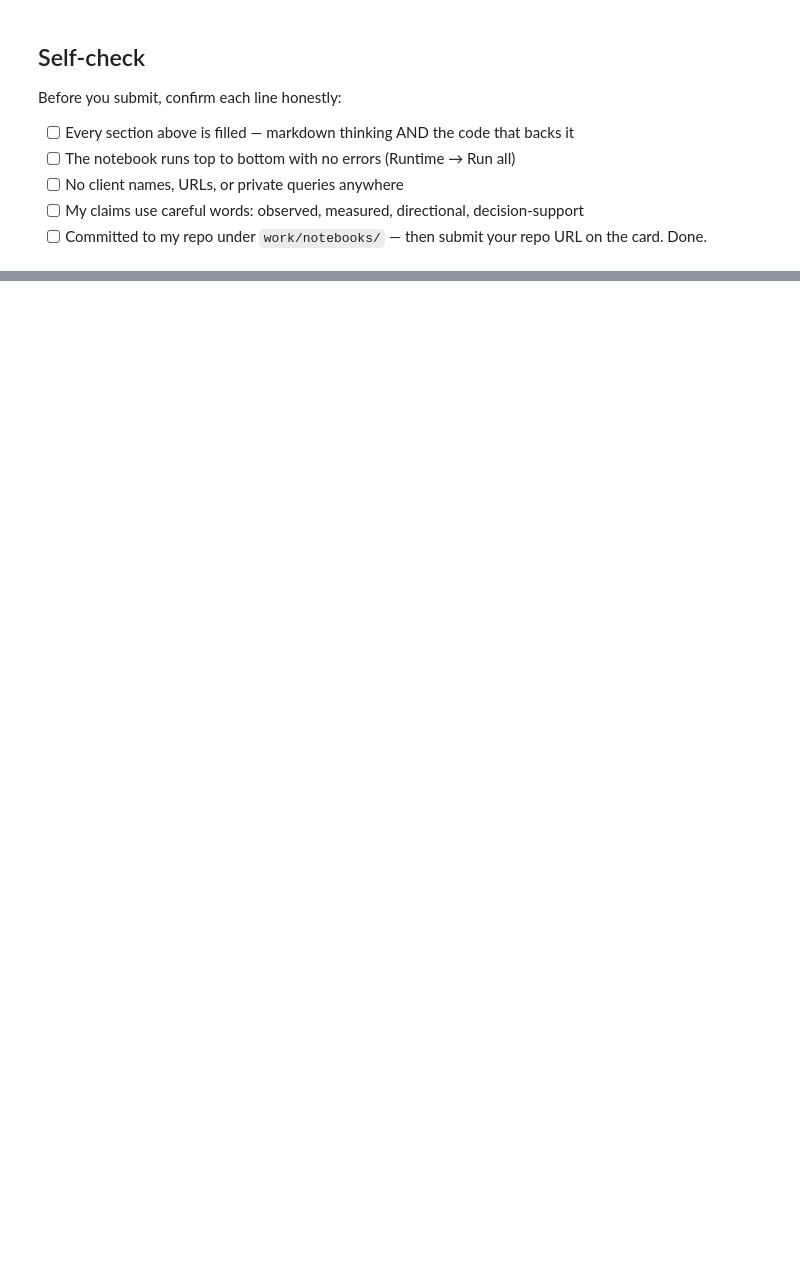
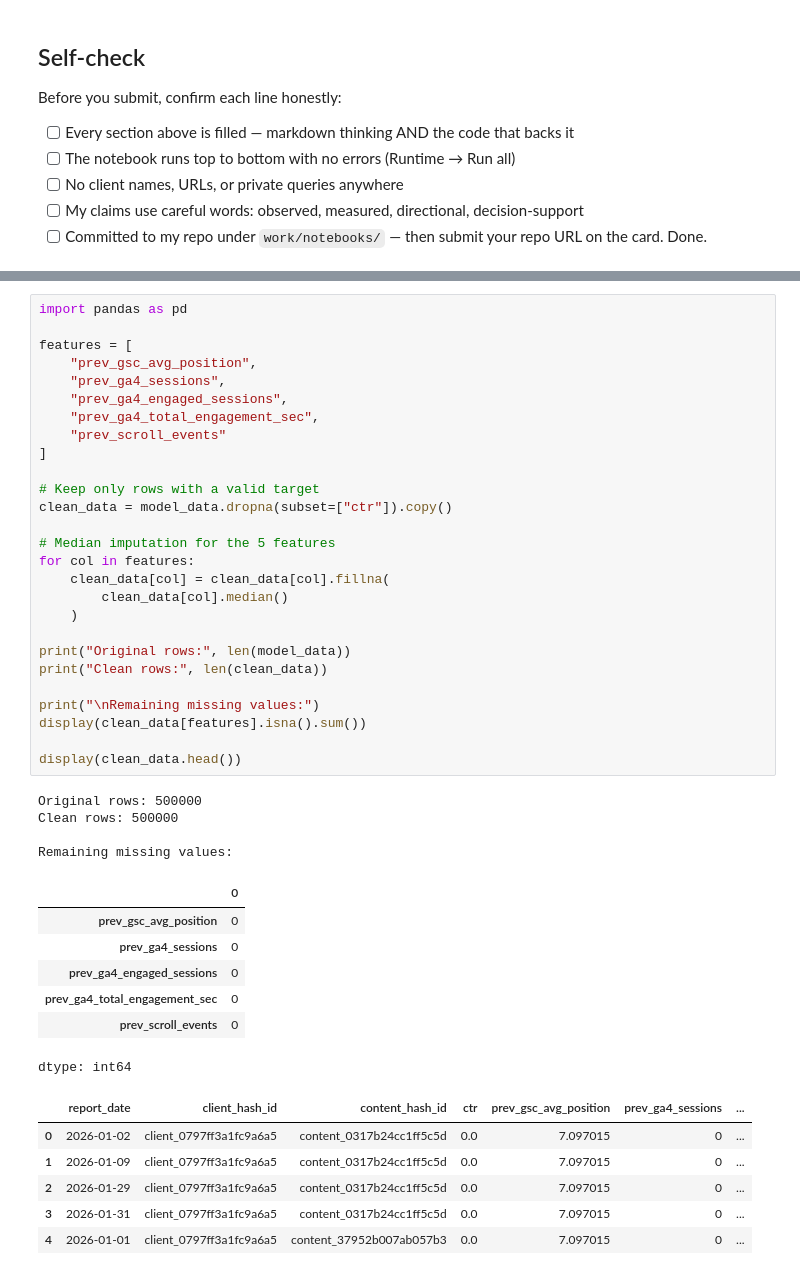
Before and after one commit to abubakarshahid439/ABUBAKAR.flyrank-ml-internship, a Jupyter notebook: work/notebooks/w03_data_contract.ipynb, the cells around one changed output, grey strips where cells are left out. Drawn from its saved outputs; the diff is of its cells as text; blank space fills up the shorter version.

```diff
--- a/work/notebooks/w03_data_contract.ipynb
+++ b/work/notebooks/w03_data_contract.ipynb
@@ -132,0 +650,45 @@ Before you submit, confirm each line honestly:
+# %%
+import pandas as pd
+
+features = [
+    "prev_gsc_avg_position",
+    "prev_ga4_sessions",
+    "prev_ga4_engaged_sessions",
+    "prev_ga4_total_engagement_sec",
+    "prev_scroll_events"
+]
+
+# Keep only rows with a valid target
+clean_data = model_data.dropna(subset=["ctr"]).copy()
+
+# Median imputation for the 5 features
+for col in features:
+    clean_data[col] = clean_data[col].fillna(
+        clean_data[col].median()
+    )
+
+print("Original rows:", len(model_data))
+print("Clean rows:", len(clean_data))
+
+print("\nRemaining missing values:")
+display(clean_data[features].isna().sum())
+
+display(clean_data.head())
+# %% [output]
+Original rows: 500000
+Clean rows: 500000
+
+Remaining missing values:
+|  | 0 |
+| prev_gsc_avg_position | 0 |
+| prev_ga4_sessions | 0 |
+| prev_ga4_engaged_sessions | 0 |
+| prev_ga4_total_engagement_sec | 0 |
+| prev_scroll_events | 0 |
+dtype: int64
+|  | report_date | client_hash_id | content_hash_id | ctr | prev_gsc_avg_position | prev_ga4_sessions | ... |
+| 0 | 2026-01-02 | client_0797ff3a1fc9a6a5 | content_0317b24cc1ff5c5d | 0.0 | 7.097015 | 0 | ... |
+| 1 | 2026-01-09 | client_0797ff3a1fc9a6a5 | content_0317b24cc1ff5c5d | 0.0 | 7.097015 | 0 | ... |
+| 2 | 2026-01-29 | client_0797ff3a1fc9a6a5 | content_0317b24cc1ff5c5d | 0.0 | 7.097015 | 0 | ... |
+| 3 | 2026-01-31 | client_0797ff3a1fc9a6a5 | content_0317b24cc1ff5c5d | 0.0 | 7.097015 | 0 | ... |
+| 4 | 2026-01-01 | client_0797ff3a1fc9a6a5 | content_37952b007ab057b3 | 0.0 | 7.097015 | 0 | ... |
```
Also changed, not shown: parts of 40 cells of this notebook.
